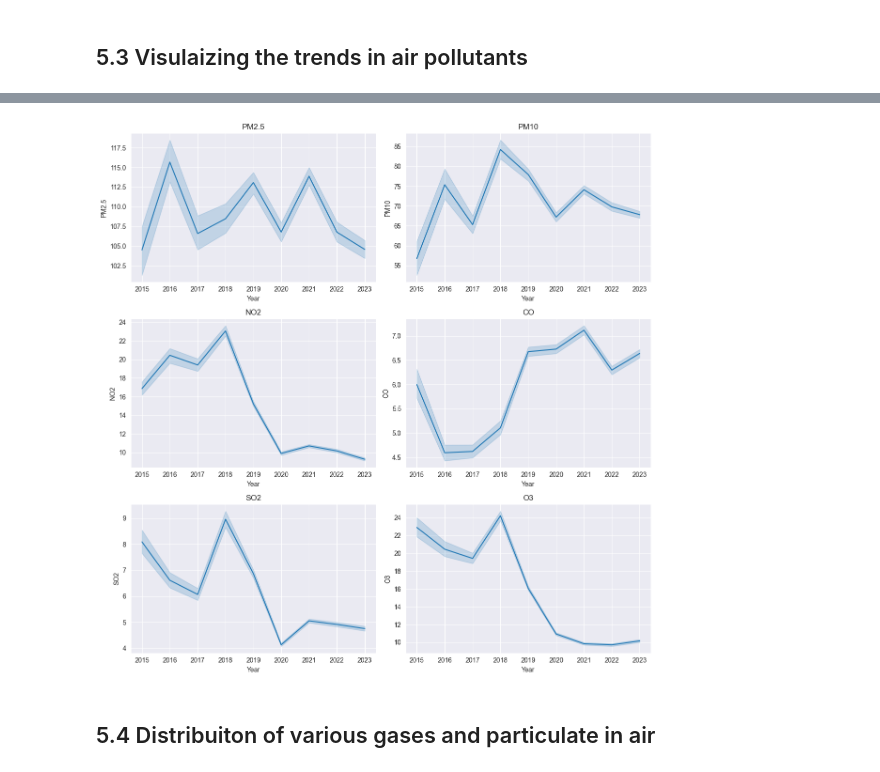
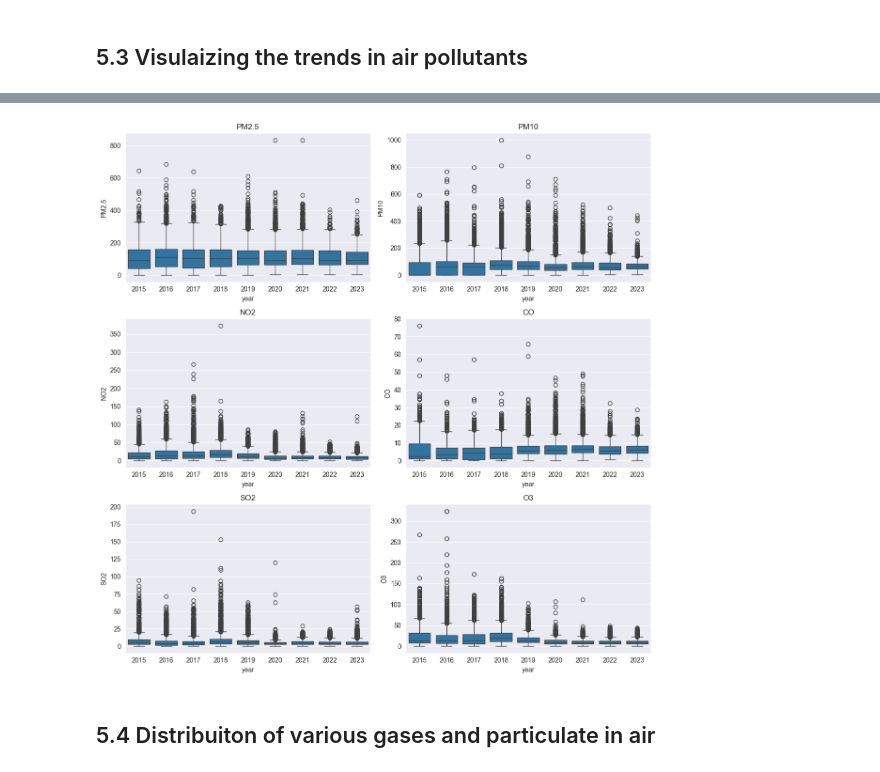
Before and after one commit to Devesh061102/03-Air-Quality-Index-Predictor, a Jupyter notebook: research/02_data_analysis.ipynb, the cells around one changed output, grey strips where cells are left out. Drawn from its saved outputs; the diff is of its cells as text; code cells hidden in the pictures.

Commit message:
Data Transformation

```diff
--- a/research/02_data_analysis.ipynb
+++ b/research/02_data_analysis.ipynb
@@ -391,7 +395,7 @@ Now we have some proper values of the major contributer of the air pollution <p>
 We will we consider the columns CO , NO2, O3, PM10, PM2.5 ,SO2<p>
 We will we now finding the AQI acording to the standard formula
 # %%
-new_df = pivot_df
+new_df = pivot_df.copy()
 # %%
 ## PM10 Sub-Index calculation
 def get_PM10_subindex(x):
@@ -671,21 +650,21 @@ trend_plot(copy_df,values)
 # %%
-# Line plot analysis for amount of particulate matter and gases  over the years
+copy_df = new_df.copy()
+values=['PM2.5','PM10','NO2', 'CO', 'SO2','O3']
 
-copy_df = new_df.copy()
-copy_df['Month'] = copy_df['date'].dt.month.astype(str)
-copy_df['Year'] = copy_df['date'].dt.year.astype(str)
+copy_df['year'] = copy_df['date'].dt.year
+copy_df['month'] = copy_df['date'].dt.strftime('%b')
+years = copy_df['year'].unique()
 
 plt.figure(figsize=(12, 12))
-
-for i, col in enumerate(pollutants, 1):
+for i, col in enumerate(values, 1):
     plt.subplot(3, 2, i)
-    sns.lineplot(data=copy_df, x='Year', y=col)
+    sns.boxplot(data=copy_df, x='year', y=col)
     plt.title(col)
 
 plt.tight_layout()
 plt.show()
 # %% [output]
-[figure, old version]
+[figure, new version]
 # %% [markdown]
 ## 5.4 Distribuiton of various gases and particulate in air
 # %%
```
Also changed, not shown: parts of 21 cells of this notebook, 5 other files.
